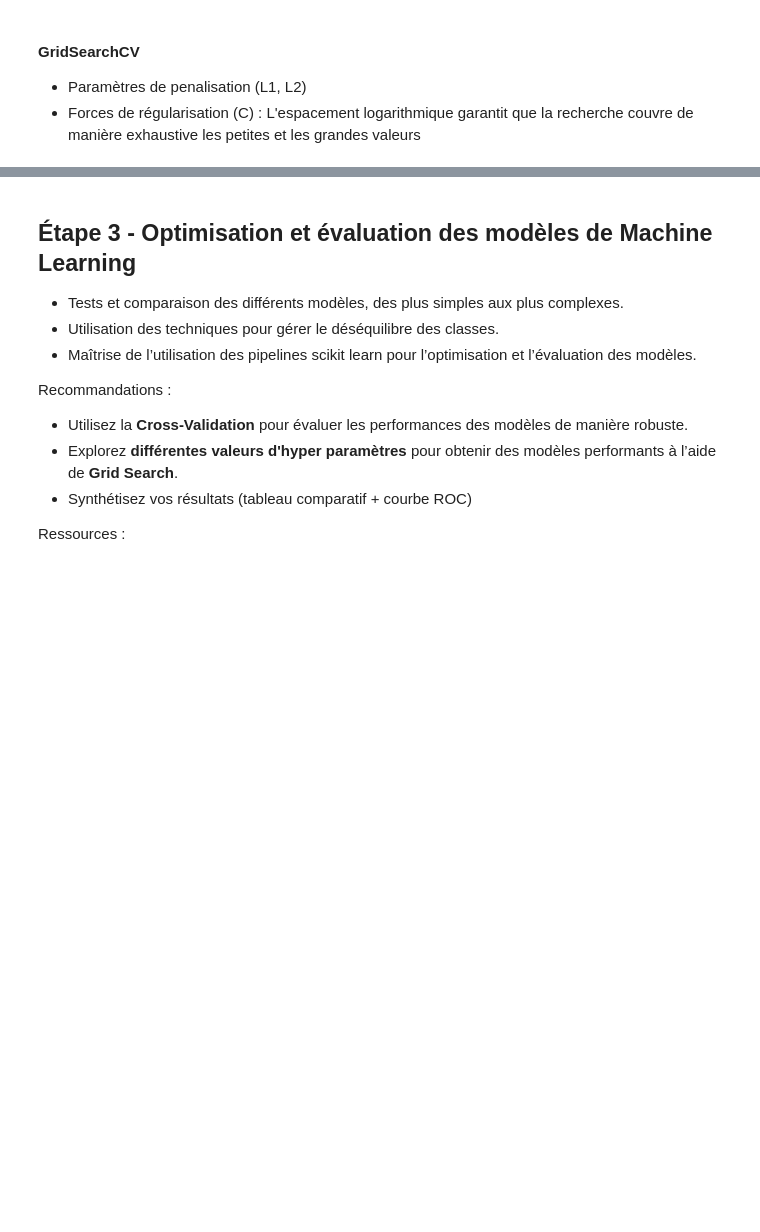
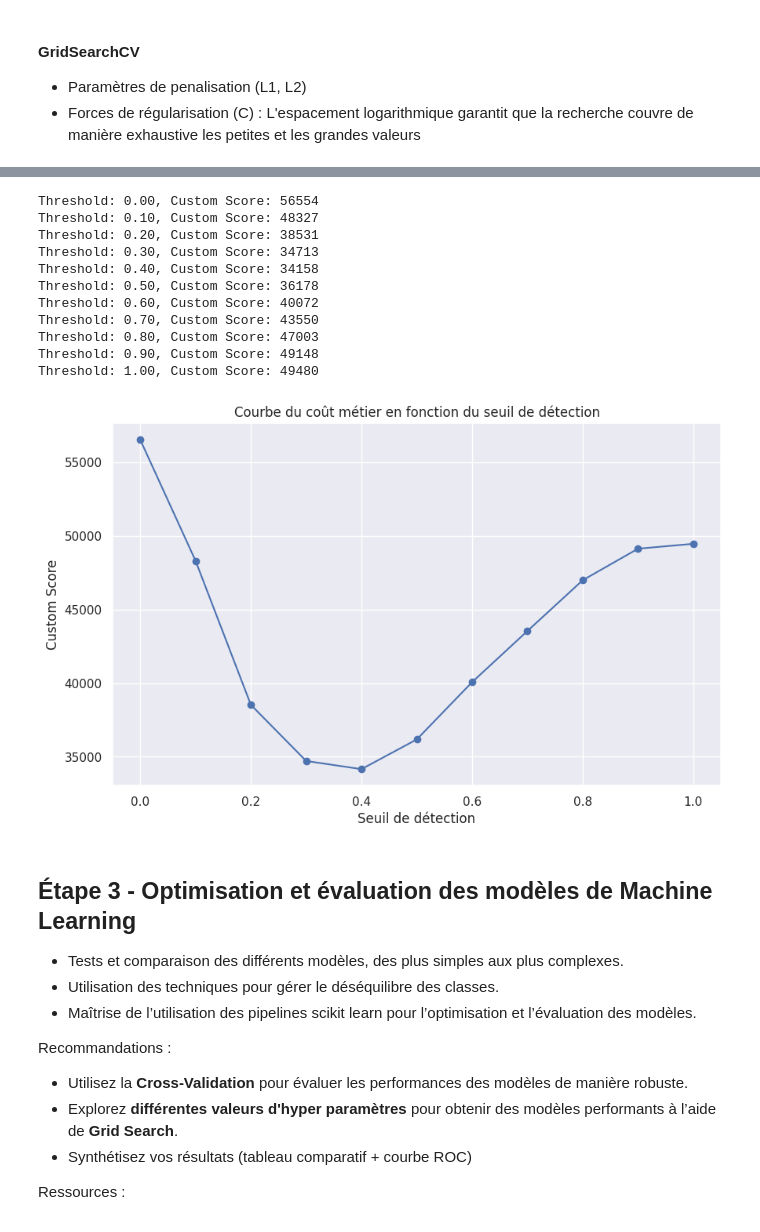
Before and after one commit to DavidScanu/oc-ai-engineer-p04-scoring, a Jupyter notebook: p04_scanu_david_02_notebook_training_2024_11_22.ipynb, the cells around one changed output, grey strips where cells are left out. Saved outputs shown, nothing was run; the diff lists cells and outputs as text; code cells hidden in the pictures; blank space fills up the shorter version.

```diff
--- a/p04_scanu_david_02_notebook_training_2024_11_22.ipynb
+++ b/p04_scanu_david_02_notebook_training_2024_11_22.ipynb
@@ -1578,17 +1126,0 @@ print("ROC AUC on Test Set:", test_roc_auc)
-# %%
-from sklearn.metrics import roc_curve, auc
-
-# Assuming you have y_test and y_pred_proba from the previous code
-fpr, tpr, thresholds = roc_curve(y_test, y_pred_proba)
-roc_auc = auc(fpr, tpr)
-
-plt.figure()
-plt.plot(fpr, tpr, color='darkorange', lw=2, label='ROC curve (area = %0.2f)' % roc_auc)
-plt.plot([0, 1], [0, 1], color='navy', lw=2, linestyle='--')
-plt.xlim([0.0, 1.0])
-plt.ylim([0.0, 1.05])
-plt.xlabel('False Positive Rate')
-plt.ylabel('True Positive Rate')
-plt.title('Receiver operating characteristic example')
-plt.legend(loc="lower right")
-plt.show()
@@ -1718,3 +1152,64 @@ Le choix dépend du contexte spécifique et du domaine d'application.
+# %%
+import numpy as np
+from sklearn.metrics import confusion_matrix
+
+def eval_custom_score_vs_thresholds(y_true, y_proba, thresholds=np.arange(0.0, 1.1, 0.1)):
+    """
+    Evaluation de différents scores métier en fonction du seuil de détection.
+
+    Arguments:
+    - y_true (np.array): Valeurs réelles de la variable cible
+    - y_proba (np.array): Probabilités prédites de la classe positive
+    - thresholds (list): Liste des seuils de détection
+
+    returns:
+        - Liste de tuples (seuil, score)
+    """
+    scores = []
+    for threshold in thresholds:
+        y_pred = (y_proba >= threshold).astype(int)
+        tn, fp, fn, tp = confusion_matrix(y_true, y_pred).ravel()
+        custom_score =  (10 * fn) + fp
+        scores.append((threshold, custom_score))
+    return scores
+
+def display_custom_score_vs_thresholds(scores):
+    """
+    Affiche les scores métier pour chaque seuil de détection.
+    """
+    for threshold, score in scores:
+        print(f"Threshold: {threshold:.2f}, Custom Score: {score}")
+
+def plot_custom_score_vs_threshold(scores):
+    """
+    Affiche un graphique du score métier en fonction du seuil de détection.
+    """
+    threshold_values, score_values = zip(*scores)
+    plt.figure(figsize=(10, 6))
+    plt.plot(threshold_values, score_values, marker='o')
+    plt.title('Courbe du coût métier en fonction du seuil de détection')
+    plt.xlabel('Seuil de détection')
+    plt.ylabel('Custom Score')
+    plt.grid(True)
+    plt.show()
+
+# Evaluation de différents scores métier en fonction du seuil de détection
+scores_metier = eval_custom_score_vs_thresholds(y_test, y_proba)
+display_custom_score_vs_thresholds(scores_metier)
+plot_custom_score_vs_threshold(scores_metier)
+# %% [output]
+Threshold: 0.00, Custom Score: 56554
+Threshold: 0.10, Custom Score: 48327
+Threshold: 0.20, Custom Score: 38531
+Threshold: 0.30, Custom Score: 34713
+Threshold: 0.40, Custom Score: 34158
+Threshold: 0.50, Custom Score: 36178
+Threshold: 0.60, Custom Score: 40072
+Threshold: 0.70, Custom Score: 43550
+Threshold: 0.80, Custom Score: 47003
+Threshold: 0.90, Custom Score: 49148
+Threshold: 1.00, Custom Score: 49480
+[figure, added]
 # %% [markdown]
 ## Étape 3 - Optimisation et évaluation des modèles de Machine Learning
 
```
Also changed, not shown: parts of 50 cells of this notebook.
